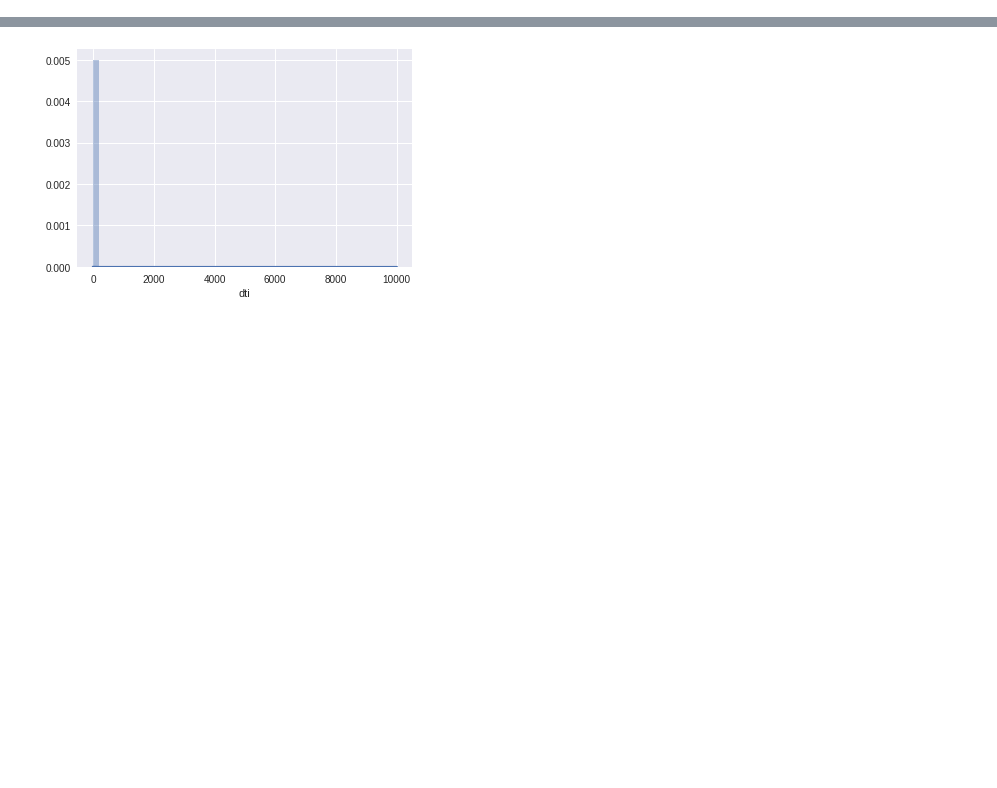
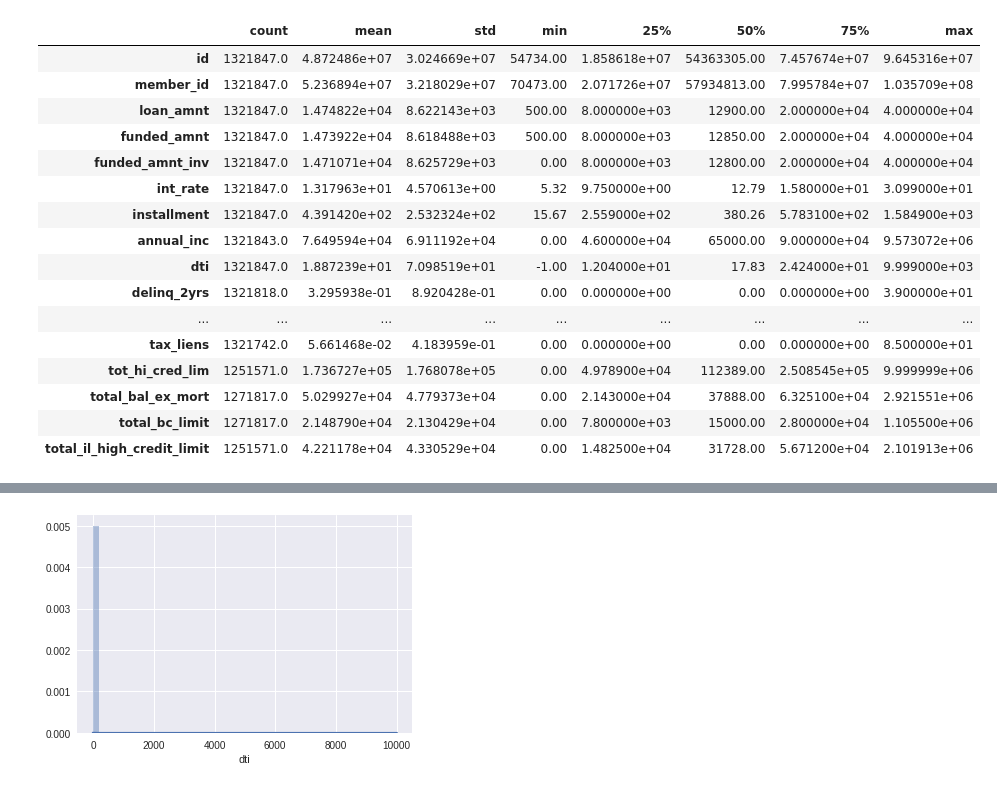
Before and after one commit to nateGeorge/lending_club_EDA, a Jupyter notebook: Lending_Club_EDA_Python_2.ipynb, the cells around one changed output, grey strips where cells are left out. Saved outputs shown, nothing was run; the diff lists cells and outputs as text; code cells hidden in the pictures; blank space fills up the shorter version.

Commit message:
FEAT: add some pandas intro,

```diff
--- a/Lending_Club_EDA_Python_2.ipynb
+++ b/Lending_Club_EDA_Python_2.ipynb
@@ -16,2 +27,0 @@ rej_df = pd.read_csv(linux_filepath + 'rejected_2007_to_2016.csv.gz')
-# %%
-pd.options.display.max_columns
@@ -20,3 +27,0 @@ pd.options.display.max_columns
-# %%
-pd.options.display.max_columns = 1000
-pd.options.display.max_rows = 1000
@@ -82,0 +50,3 @@ memory usage: 1.1+ GB
+# %%
+# this is how many rows pandas will show by default with methods like pd.dataframe.head()
+pd.options.display.max_rows
@@ -82,0 +125,22 @@ memory usage: 1.1+ GB
+# %%
+# shows some common summary statistics
+# again, transposing with .T to make it easier to read
+acc_df.describe().T
+# %% [output]
+|  | count | mean | std | min | 25% | 50% | 75% | max |
+| id | 1321847.0 | 4.872486e+07 | 3.024669e+07 | 54734.00 | 1.858618e+07 | 54363305.00 | 7.457674e+07 | 9.645316e+07 |
+| member_id | 1321847.0 | 5.236894e+07 | 3.218029e+07 | 70473.00 | 2.071726e+07 | 57934813.00 | 7.995784e+07 | 1.035709e+08 |
+| loan_amnt | 1321847.0 | 1.474822e+04 | 8.622143e+03 | 500.00 | 8.000000e+03 | 12900.00 | 2.000000e+04 | 4.000000e+04 |
+| funded_amnt | 1321847.0 | 1.473922e+04 | 8.618488e+03 | 500.00 | 8.000000e+03 | 12850.00 | 2.000000e+04 | 4.000000e+04 |
+| funded_amnt_inv | 1321847.0 | 1.471071e+04 | 8.625729e+03 | 0.00 | 8.000000e+03 | 12800.00 | 2.000000e+04 | 4.000000e+04 |
+| int_rate | 1321847.0 | 1.317963e+01 | 4.570613e+00 | 5.32 | 9.750000e+00 | 12.79 | 1.580000e+01 | 3.099000e+01 |
+| installment | 1321847.0 | 4.391420e+02 | 2.532324e+02 | 15.67 | 2.559000e+02 | 380.26 | 5.783100e+02 | 1.584900e+03 |
+| annual_inc | 1321843.0 | 7.649594e+04 | 6.911192e+04 | 0.00 | 4.600000e+04 | 65000.00 | 9.000000e+04 | 9.573072e+06 |
+| dti | 1321847.0 | 1.887239e+01 | 7.098519e+01 | -1.00 | 1.204000e+01 | 17.83 | 2.424000e+01 | 9.999000e+03 |
+| delinq_2yrs | 1321818.0 | 3.295938e-01 | 8.920428e-01 | 0.00 | 0.000000e+00 | 0.00 | 0.000000e+00 | 3.900000e+01 |
+| ... | ... | ... | ... | ... | ... | ... | ... | ... |
+| tax_liens | 1321742.0 | 5.661468e-02 | 4.183959e-01 | 0.00 | 0.000000e+00 | 0.00 | 0.000000e+00 | 8.500000e+01 |
+| tot_hi_cred_lim | 1251571.0 | 1.736727e+05 | 1.768078e+05 | 0.00 | 4.978900e+04 | 112389.00 | 2.508545e+05 | 9.999999e+06 |
+| total_bal_ex_mort | 1271817.0 | 5.029927e+04 | 4.779373e+04 | 0.00 | 2.143000e+04 | 37888.00 | 6.325100e+04 | 2.921551e+06 |
+| total_bc_limit | 1271817.0 | 2.148790e+04 | 2.130429e+04 | 0.00 | 7.800000e+03 | 15000.00 | 2.800000e+04 | 1.105500e+06 |
+| total_il_high_credit_limit | 1251571.0 | 4.221178e+04 | 4.330529e+04 | 0.00 | 1.482500e+04 | 31728.00 | 5.671200e+04 | 2.101913e+06 |
```
Also changed, not shown: parts of 27 cells of this notebook.
